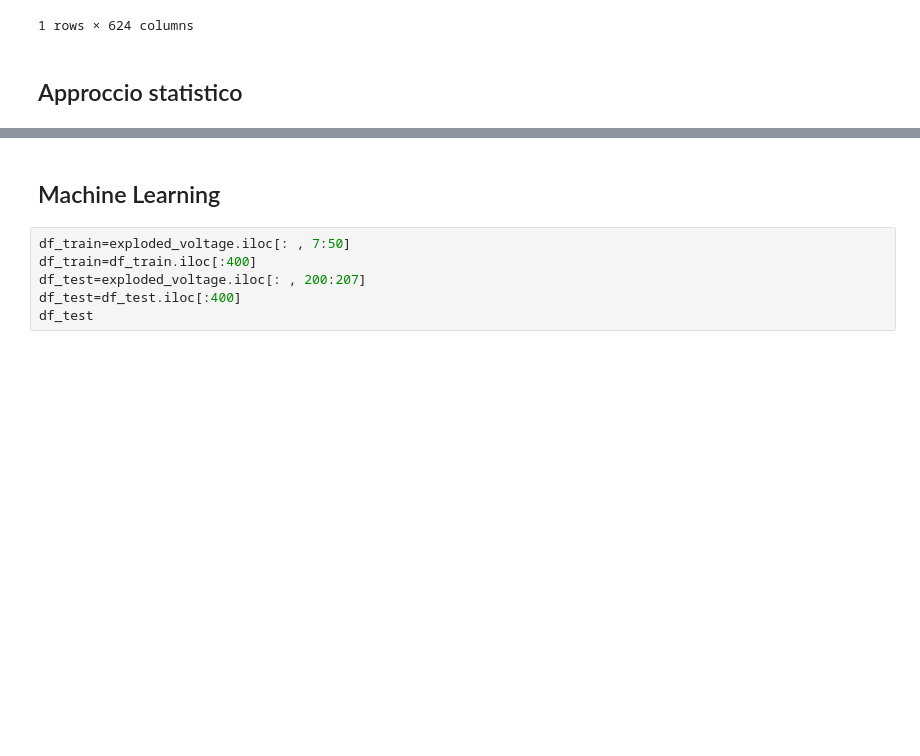
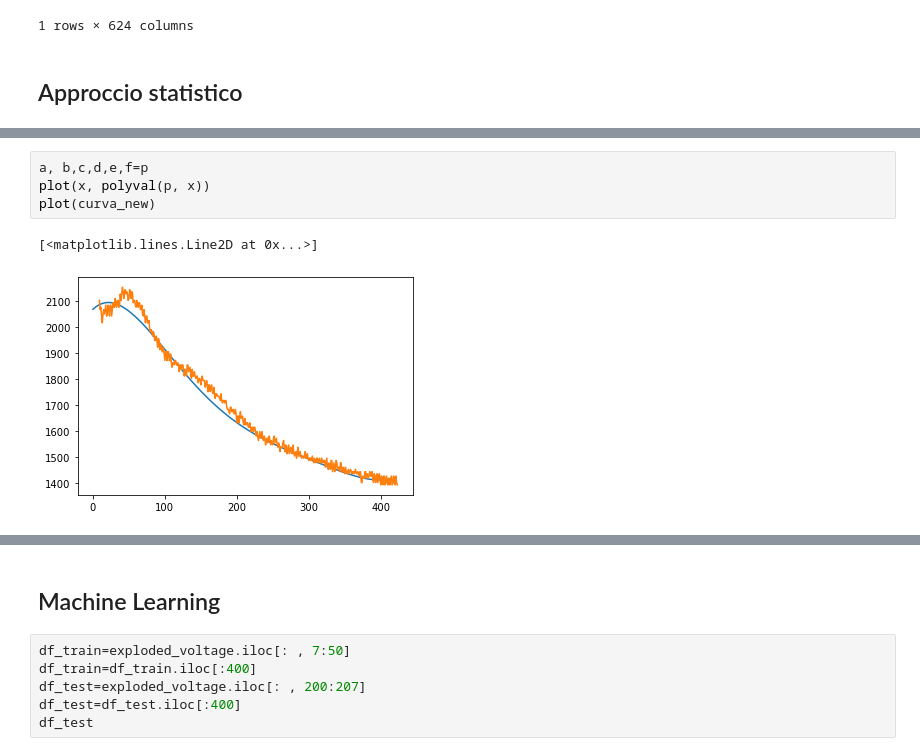
Before and after one commit to DavideMobilia/Anomaly-Detection, a Jupyter notebook: Scripts/provvisorio.ipynb, the cells around one changed output, grey strips where cells are left out. Cells and saved outputs as stored; diff of their text form; blank space fills up the shorter version.

```diff
--- a/Scripts/provvisorio.ipynb
+++ b/Scripts/provvisorio.ipynb
@@ -38,0 +174,7 @@ exploded_voltage.loc[("60000_0_00","2019-11-07 12:29:06")]
+# %%
+a, b,c,d,e,f=p
+plot(x, polyval(p, x))
+plot(curva_new)
+# %% [output]
+[<matplotlib.lines.Line2D at 0x...>]
+[figure, added]
```
Also changed, not shown: parts of 39 cells of this notebook.
